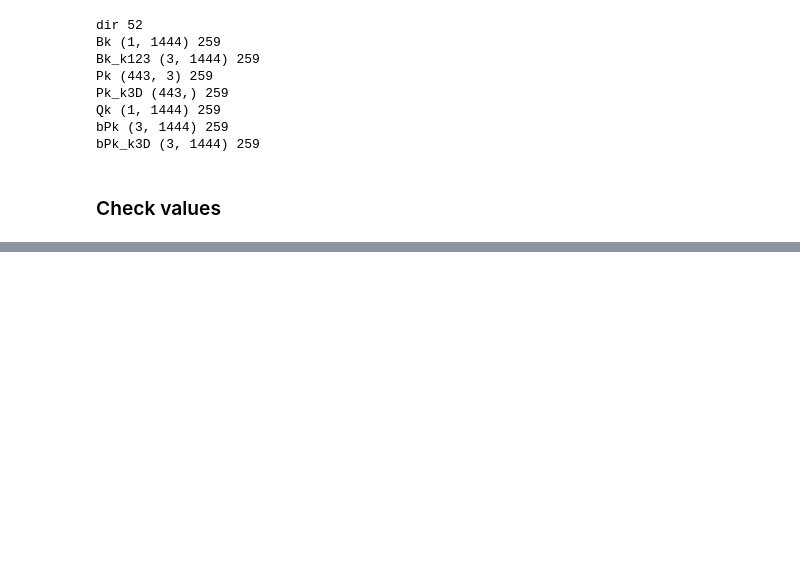
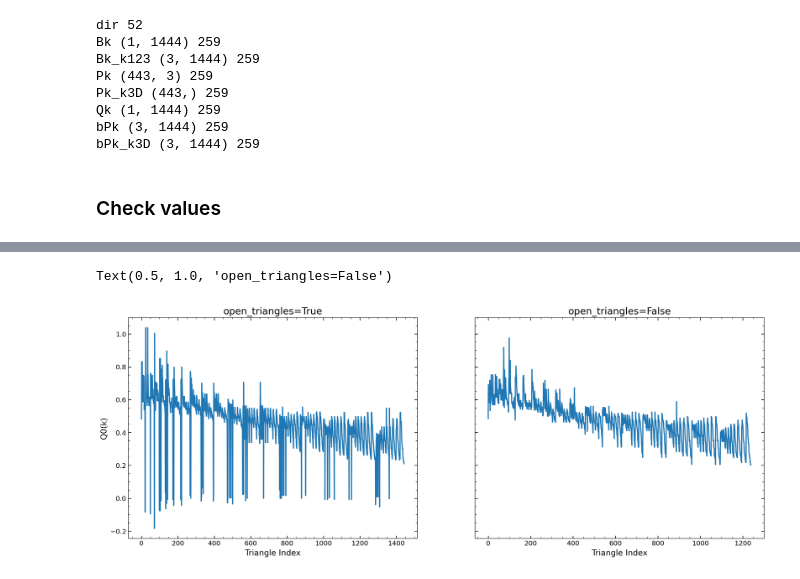
Before and after one commit to maho3/matts_tests, a Jupyter notebook: check_Bk_runs.ipynb, the cells around one changed output, grey strips where cells are left out. Cells and saved outputs as stored; diff of their text form; code cells hidden in the pictures; blank space fills up the shorter version.

```diff
--- a/check_Bk_runs.ipynb
+++ b/check_Bk_runs.ipynb
@@ -435,0 +582,14 @@ ax.set_ylim(0.8, 1.2)
+# %%
+f, axs = plt.subplots(1, 2, figsize=(20, 7), sharey=True,
+                      gridspec_kw={'hspace': 0.1})
+ax = axs[0]
+ax.plot(odict['Qk'][0])
+ax.set(xlabel='Triangle Index', ylabel='Q0(k)')
+ax.set_title('open_triangles=True')
+ax = axs[1]
+ax.plot(cdict['Qk'][0])
+ax.set(xlabel='Triangle Index')
+ax.set_title('open_triangles=False')
+# %% [output]
+Text(0.5, 1.0, 'open_triangles=False')
+[figure, added]
```
Also changed, not shown: parts of 9 cells of this notebook, 2 other files.
